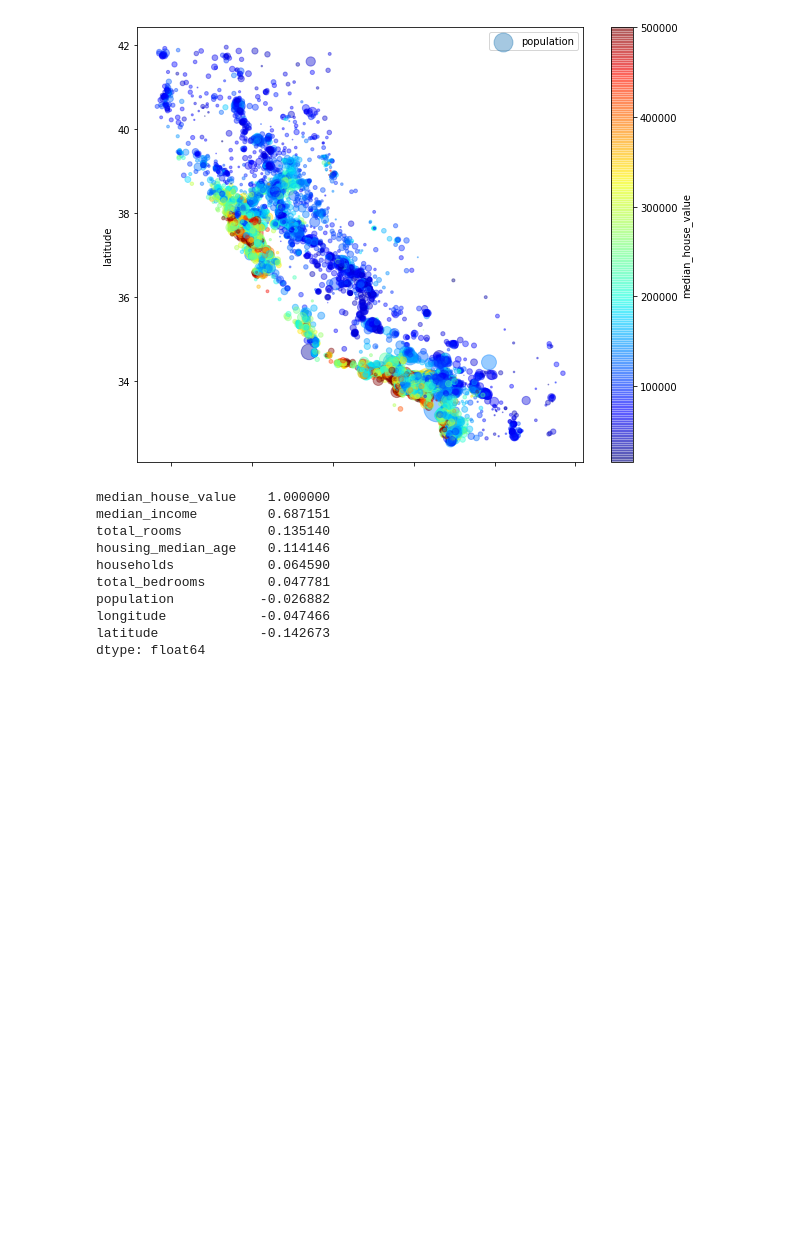
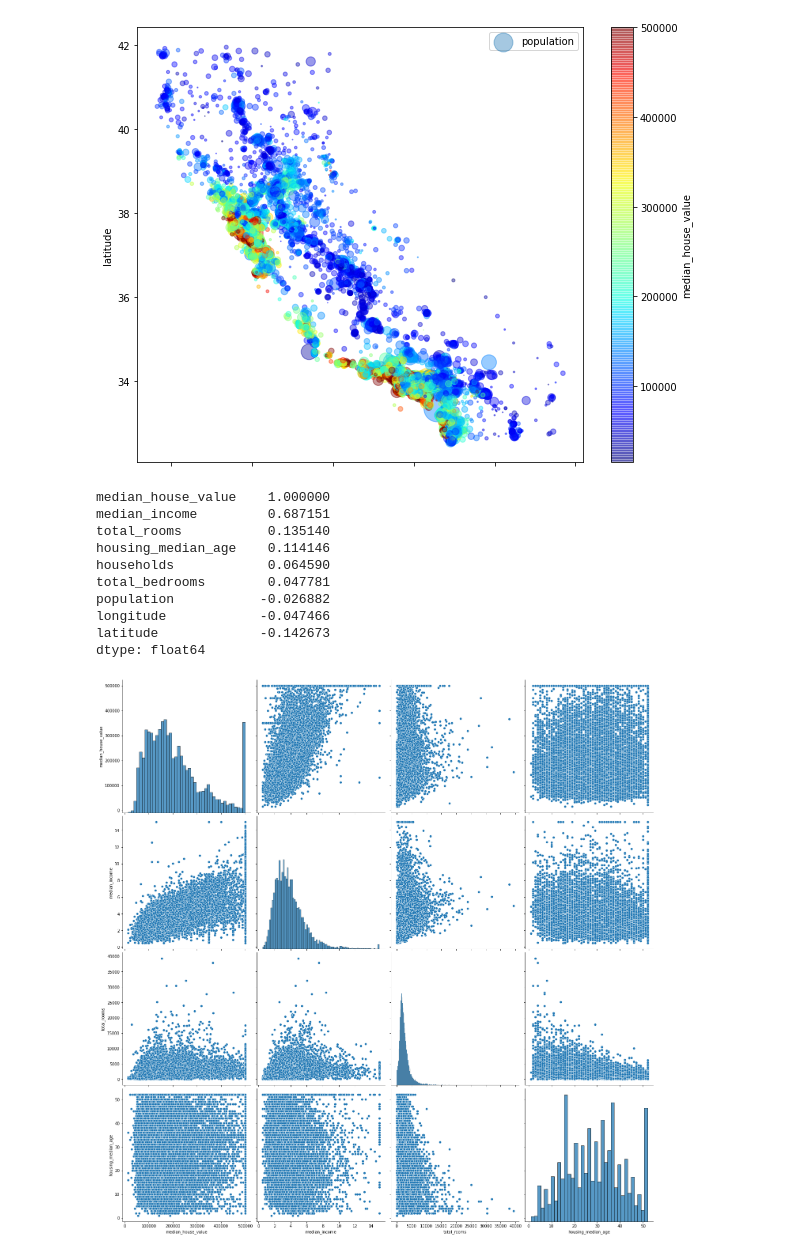
Before and after one commit to abdulhamidll/Data-Science, a Jupyter notebook: 2_qadam_malumotlarni_organish_df_bilan_tanishuv.ipynb, the cells around one changed output. Drawn from its saved outputs; the diff is of its cells as text; code cells hidden in the pictures; blank space fills up the shorter version.

```diff
--- a/2_qadam_malumotlarni_organish_df_bilan_tanishuv.ipynb
+++ b/2_qadam_malumotlarni_organish_df_bilan_tanishuv.ipynb
@@ -191,3 +191,9 @@ population           -0.026882
 longitude            -0.047466
 latitude             -0.142673
 dtype: float64
+# %%
+cols = ['median_house_value', 'median_income', 'total_rooms', 'housing_median_age']
+sns.pairplot(housing[cols], height=5)
+plt.show()
+# %% [output]
+[figure, added]
```
Also changed, not shown: parts of 2 cells of this notebook.
